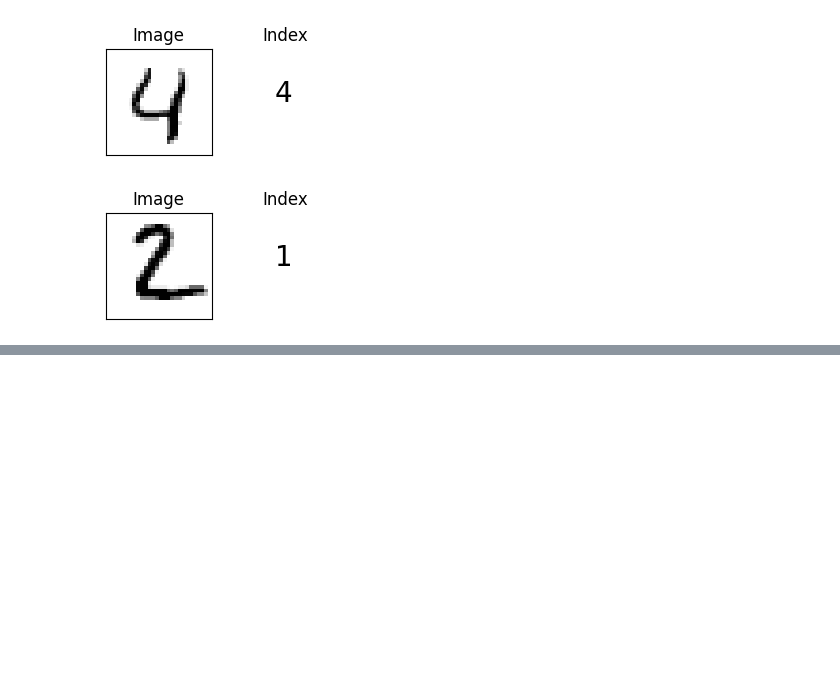
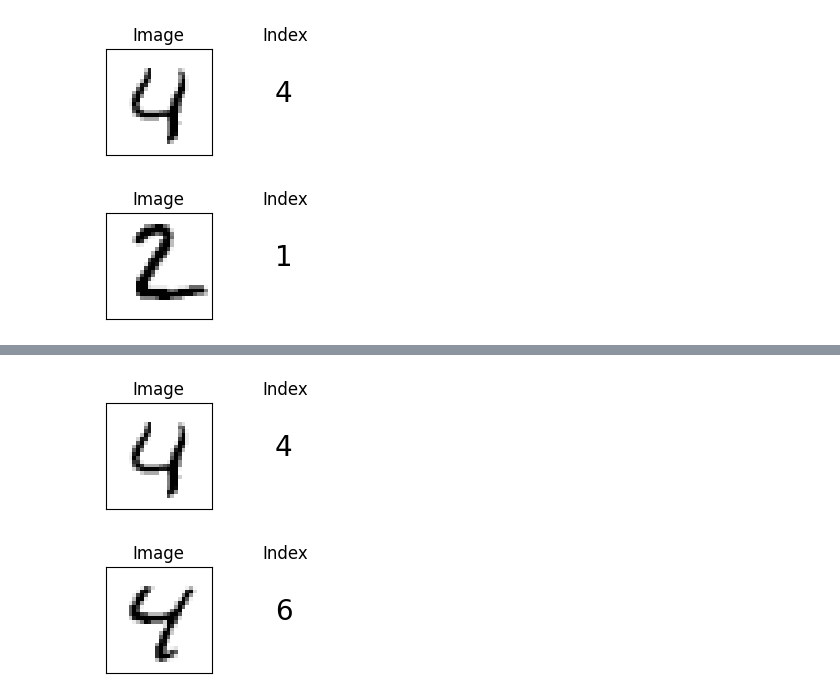
Before and after one commit to hugobbi/mnist-visual-fields, a Jupyter notebook: mnist_visual_fields_main.ipynb, the cells around one changed output, grey strips where cells are left out. Drawn from its saved outputs; the diff is of its cells as text; code cells hidden in the pictures; blank space fills up the shorter version.

```diff
--- a/mnist_visual_fields_main.ipynb
+++ b/mnist_visual_fields_main.ipynb
@@ -825,0 +871,5 @@ display_double_visual_field_mnist_nn_execution(model_LR_FAH, max_neurons=300, we
+# %%
+display_n_digits(x_test, y_test, 4, 2)
+# %% [output]
+[figure, added]
+[figure, added]
```
Also changed, not shown: parts of 12 cells of this notebook.
